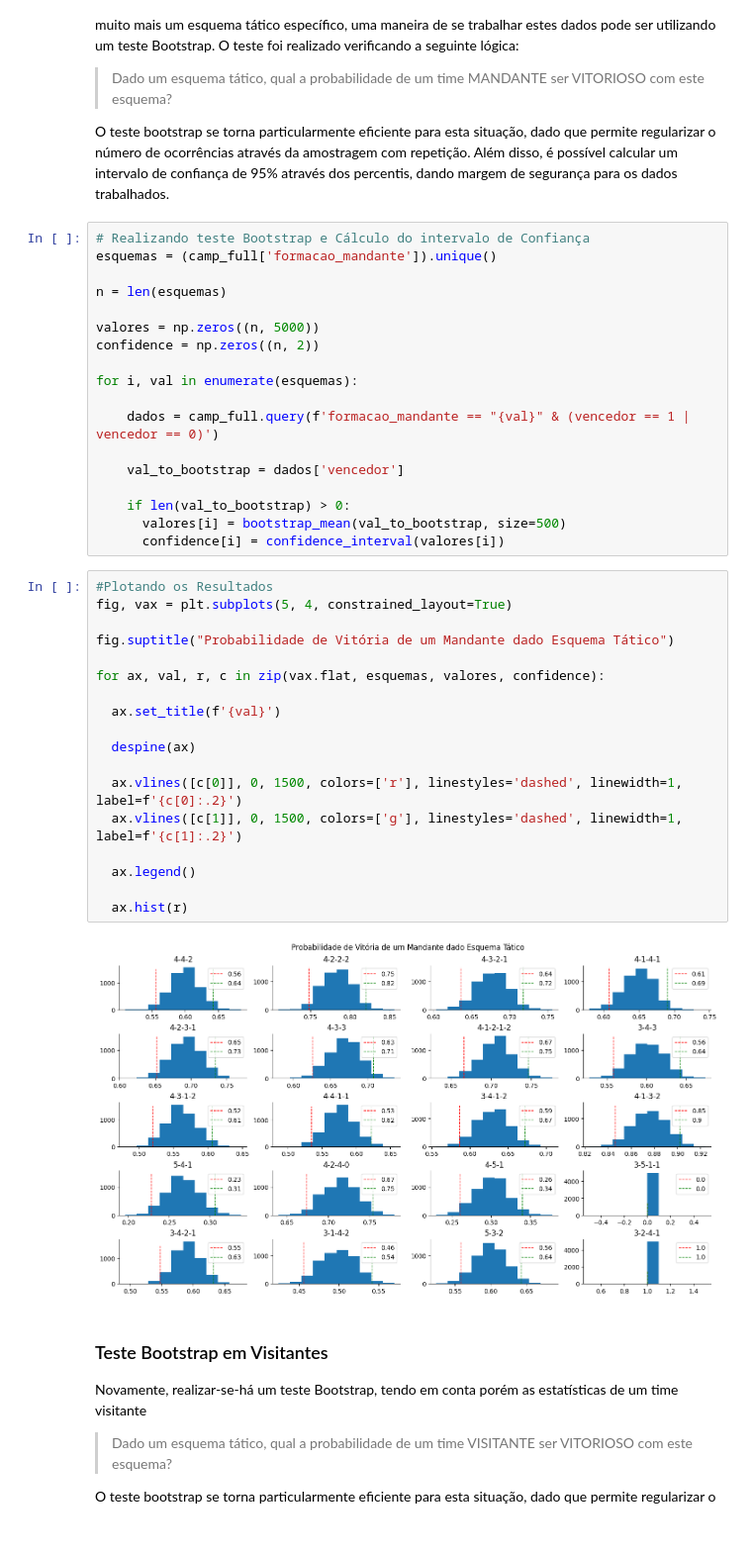
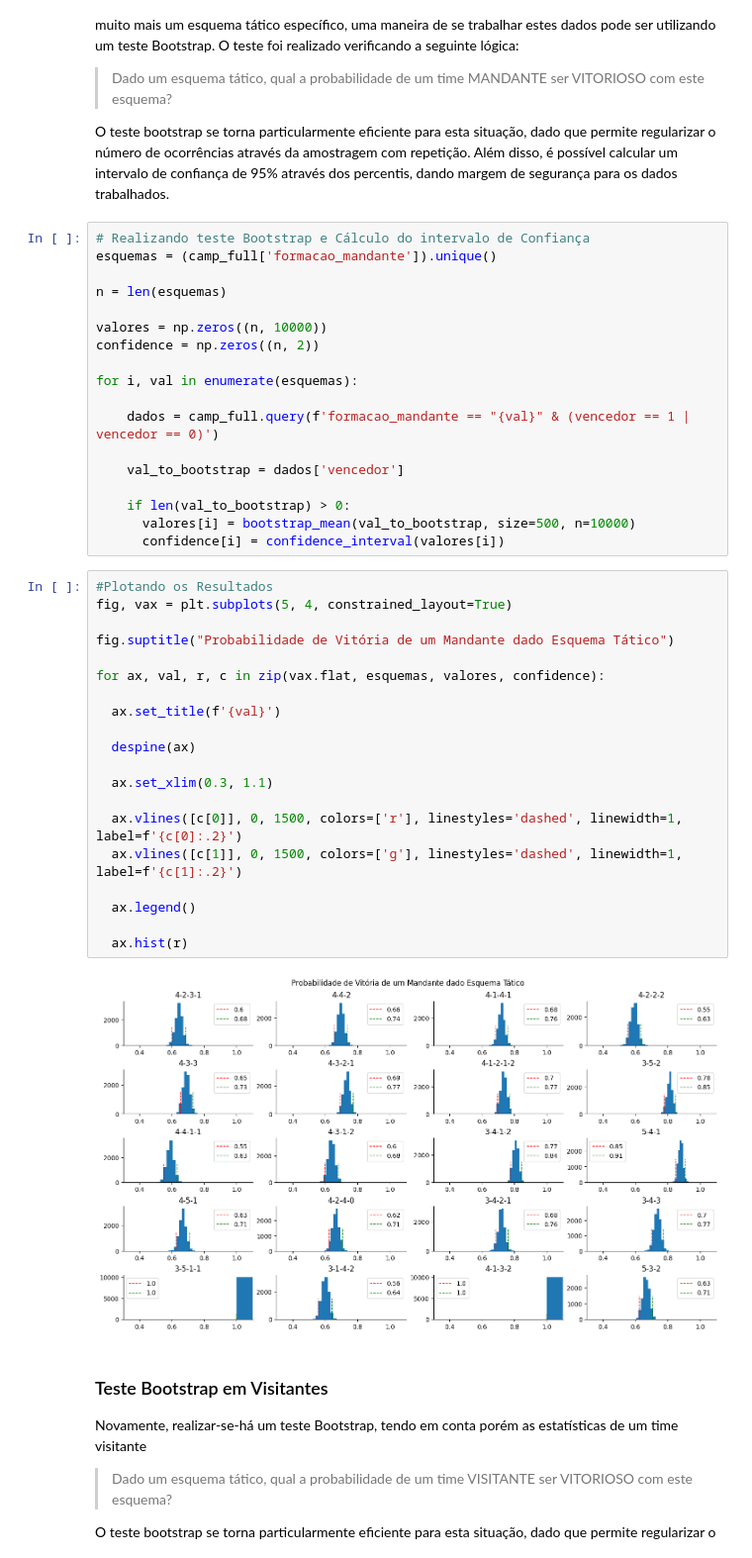
Before and after one commit to Gcastelo01/an-lise-de-forma-es, a Jupyter notebook: Análise.ipynb, the cells around one changed output. Shown: that part at 99% size. Drawn from its saved outputs; the diff is of its cells as text.

Commit message:
correção de eixo x dos gráficos do bootstrap

```diff
--- a/Análise.ipynb
+++ b/Análise.ipynb
@@ -186,7 +186,7 @@ esquemas = (camp_full['formacao_mandante']).unique()
 
 n = len(esquemas)
 
-valores = np.zeros((n, 5000))
+valores = np.zeros((n, 10000))
 confidence = np.zeros((n, 2))
 
 for i, val in enumerate(esquemas):
@@ -196,28 +196,30 @@ for i, val in enumerate(esquemas):
     val_to_bootstrap = dados['vencedor']
 
     if len(val_to_bootstrap) > 0:
-      valores[i] = bootstrap_mean(val_to_bootstrap, size=500)
+      valores[i] = bootstrap_mean(val_to_bootstrap, size=500, n=10000)
       confidence[i] = confidence_interval(valores[i])
 # %%
 #Plotando os Resultados
 fig, vax = plt.subplots(5, 4, constrained_layout=True)
 
 fig.suptitle("Probabilidade de Vitória de um Mandante dado Esquema Tático")
 
 for ax, val, r, c in zip(vax.flat, esquemas, valores, confidence):
 
   ax.set_title(f'{val}')
 
   despine(ax)
 
+  ax.set_xlim(0.3, 1.1)
+
   ax.vlines([c[0]], 0, 1500, colors=['r'], linestyles='dashed', linewidth=1, label=f'{c[0]:.2}')
   ax.vlines([c[1]], 0, 1500, colors=['g'], linestyles='dashed', linewidth=1, label=f'{c[1]:.2}')
 
   ax.legend()
 
   ax.hist(r)
 # %% [output]
-[figure, old version]
+[figure, new version]
 # %% [markdown]
 ### Teste Bootstrap em Visitantes
 
```
Also changed, not shown: parts of 2 cells of this notebook, 1 other file.
